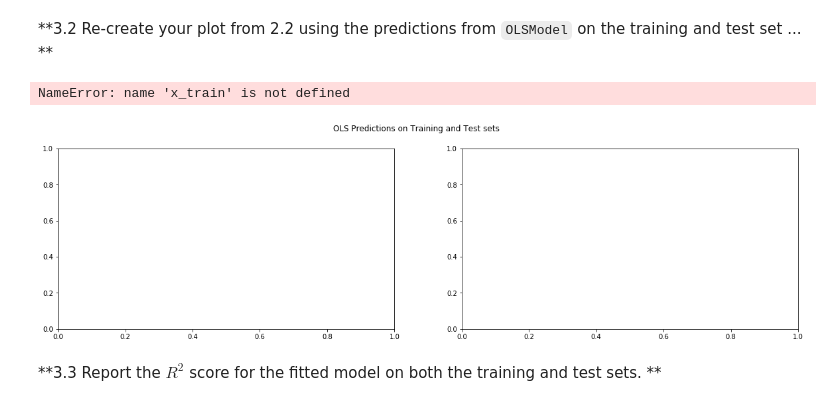
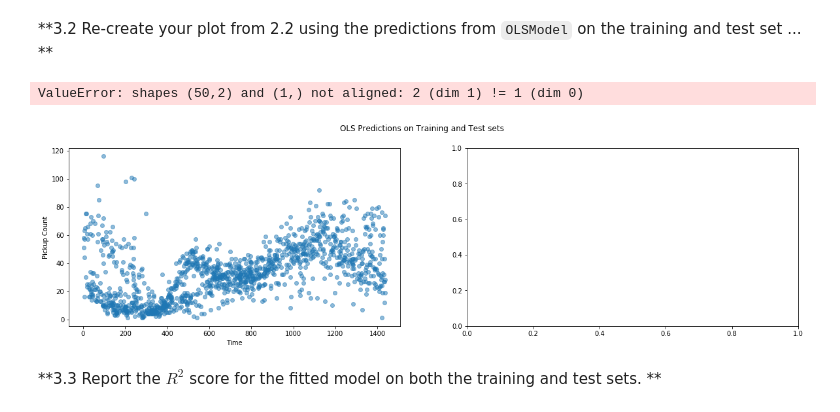
Before and after one commit to tmaounis/cs109a_hw2, a Jupyter notebook: cs109a_hw2_109.ipynb, the cells around one changed output. Cells and saved outputs as stored; diff of their text form; code cells hidden in the pictures.

```diff
--- a/cs109a_hw2_109.ipynb
+++ b/cs109a_hw2_109.ipynb
@@ -131,12 +131,10 @@ In lecture we've seen k-Nearest Neighbors (k-NN) Regression, a non-parametric re
 # your code here
 k_values = [1, 10, 75, 250, 500, 750, 1000]
 y_train = np.array(train_data.PickupCount) #PickupCount is response variable
-X_train = np.array(train_data.TimeMin) #TimeMin is feature variable
-X_train = X_train.reshape(X_train.shape[0], 1)
+X_train = np.array(train_data.TimeMin).reshape(-1,1) #TimeMin is feature variable
 
 y_test = np.array(test_data.PickupCount) #PickupCount is response variable
 X_test = np.array(test_data.TimeMin) #TimeMin is feature variable
-X_test = X_test.reshape(X_test.shape[0], 1) #adds constant
 
 def get_KNNmodels(X_data,y_data):
     reg_dict = {}
@@ -155,12 +153,13 @@ fig, axes = plt.subplots(2,7,sharex='col',sharey='row',figsize=(20,5)) #sharing
 fig.suptitle("KNN Predictions on Training and Test sets")
 s="Training Set"
 feat_var = X_train #set feature variable
+data = train_data
 for ax in axes:
     ctr = 0 #counter
     for a in ax:
         k = k_values[ctr]
         a.set(xlabel='Time', ylabel='Pickup Count')
-        a.plot(df_data.TimeMin, df_data.PickupCount, 'o', label="data",alpha=0.5,zorder=0) #overlay scatter plot
+        a.plot(data.TimeMin, data.PickupCount, 'o', label="data",alpha=0.5,zorder=0) #overlay scatter plot
         a.label_outer()
         predictions = train_KNN_dict[k].predict(feat_var)
         a.scatter(feat_var,predictions, color='r',alpha=0.35, label="{}-NN".format(k),zorder=1)
@@ -169,4 +168,5 @@ for ax in axes:
         ctr+=1
     s="Test Set"
     feat_var = X_test
+    data = test_data
 # %% [output]
@@ -257,3 +261,6 @@ We next consider simple linear regression, which we know from lecture is a param
 # %%
 # your code here
 OLSModel = OLS(y_train,X_train)
+fitted = OLSModel.fit()
+p = fitted.params
+print (fitted.summary())
@@ -261,20 +286,25 @@ OLSModel = OLS(y_train,X_train)
 **3.2 Re-create your plot from 2.2 using the predictions from `OLSModel` on the training and test set ... **
 # %%
 # your code here
+x_train = np.array(train_data['TimeMin']).reshape(-1,1)
+y_train = np.array(train_data['PickupCount']).reshape(-1,1)
+x_test = np.array(test_data['TimeMin']).reshape(-1,1)
+y_test = np.array(test_data['PickupCount']).reshape(-1,1)
+
 fig, axes = plt.subplots(1,2,figsize=(20,5))
 fig.suptitle("OLS Predictions on Training and Test sets")
 s="Training Set"
-feat_var = sm.add_constant(x_train) #set feature variable
+#feat_var = X_train #set feature variable
 for a in axes:
     a.set(xlabel='Time', ylabel='Pickup Count')
     a.plot(df_data.TimeMin, df_data.PickupCount, 'o', label="data",alpha=0.5,zorder=0) #overlay scatter plot
     a.label_outer()
-    results = OLSModel.fit()
-    a.scatter(feat_var,results, color='r',alpha=0.35, label="{}-NN".format(k),zorder=1)
-    a.set_title(s+": k=" + str(k)+"-NN")
+    prediction = fitted.predict(x_pred)
+    a.scatter(feat_var,prediction, color='r',alpha=0.35, label="OLS".format(k),zorder=1)
+    a.set_title("OLS on "+s)
     a.legend()
     s="Test Set"
     feat_var = X_test
 # %% [output]
-NameError: name 'x_train' is not defined
+ValueError: shapes (50,2) and (1,) not aligned: 2 (dim 1) != 1 (dim 0)
-[figure, old version]
+[figure, new version]
```
Also changed, not shown: parts of 3 cells of this notebook.
